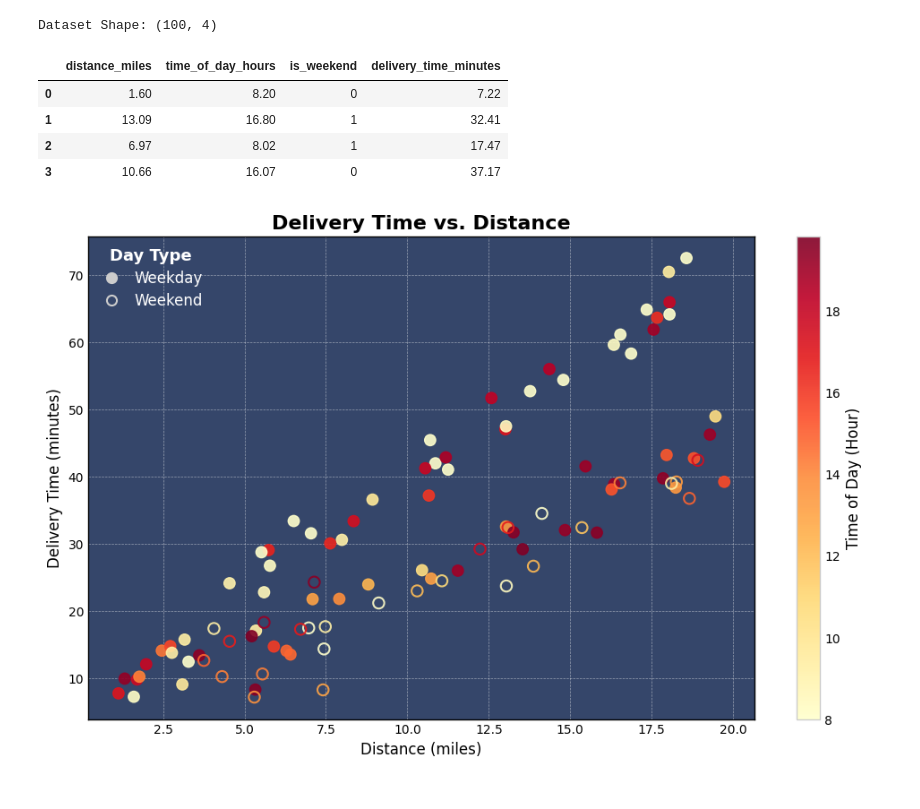
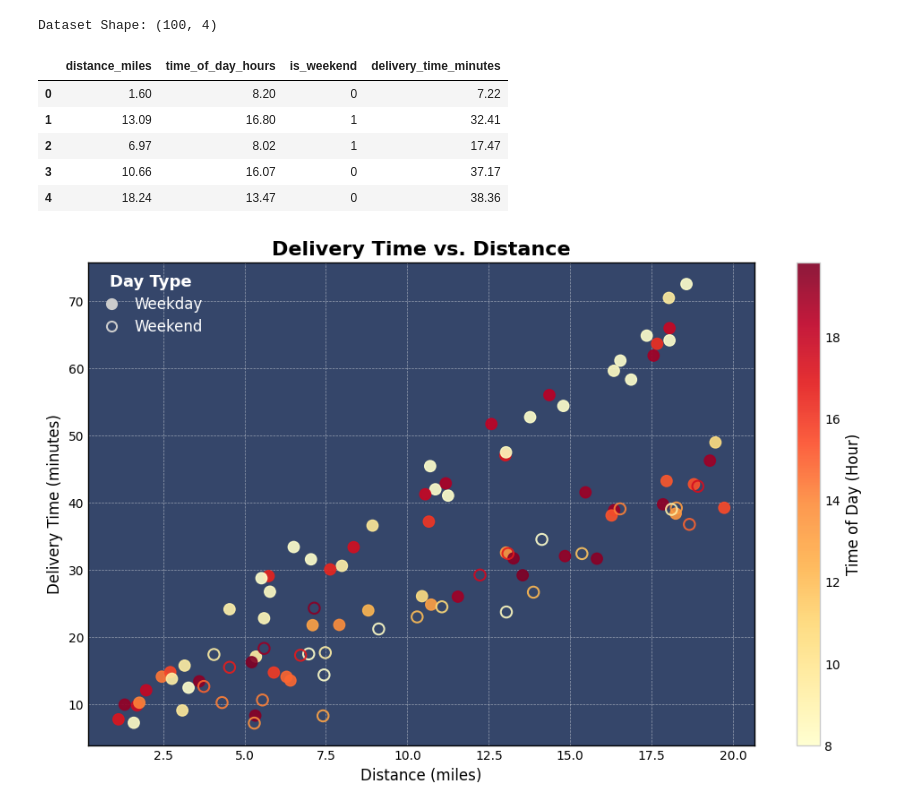
Before and after one commit to abgoswam/ml_scratch_pad_01, a Jupyter notebook: course_pytorch_4_dl/course_01_assignment_01/trial_01.ipynb, the cells around one changed output. Drawn from its saved outputs; the diff is of its cells as text; code cells hidden in the pictures.

```diff
--- a/course_pytorch_4_dl/course_01_assignment_01/trial_01.ipynb
+++ b/course_pytorch_4_dl/course_01_assignment_01/trial_01.ipynb
@@ -18,13 +18,14 @@ print(f"Dataset Shape: {data_df.shape}\n")
 # %% [output]
 Dataset Shape: (100, 4)
 # %%
-data_df.head(4)
+data_df.head(5)
 # %% [output]
 |  | distance_miles | time_of_day_hours | is_weekend | delivery_time_minutes |
 | 0 | 1.60 | 8.20 | 0 | 7.22 |
 | 1 | 13.09 | 16.80 | 1 | 32.41 |
 | 2 | 6.97 | 8.02 | 1 | 17.47 |
 | 3 | 10.66 | 16.07 | 0 | 37.17 |
+| 4 | 18.24 | 13.47 | 0 | 38.36 |
 # %%
 helper_utils.plot_delivery_data(data_df)
 # %% [output]
```
Also changed, not shown: parts of 23 cells of this notebook, 2 other files.
